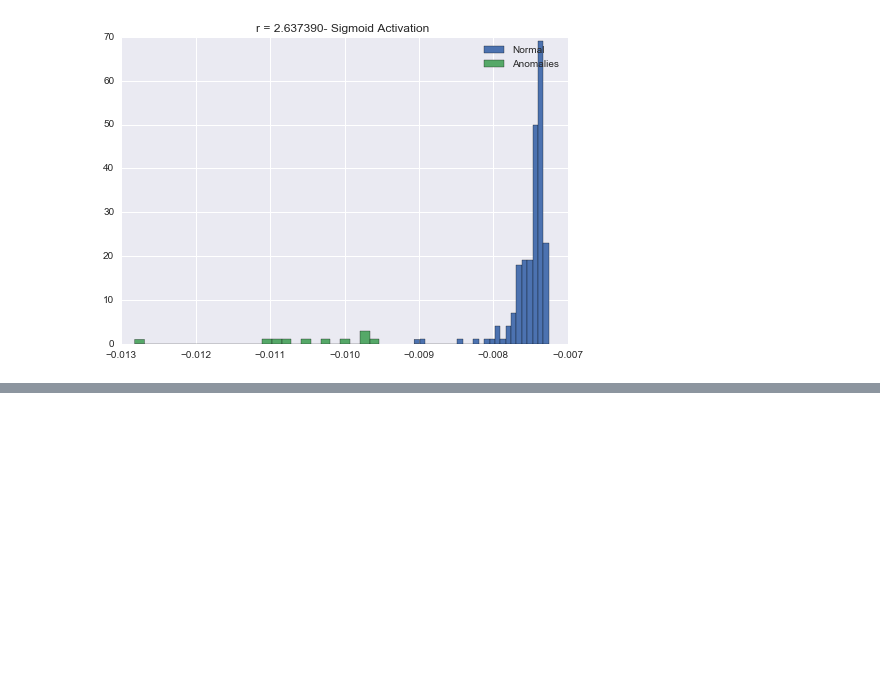
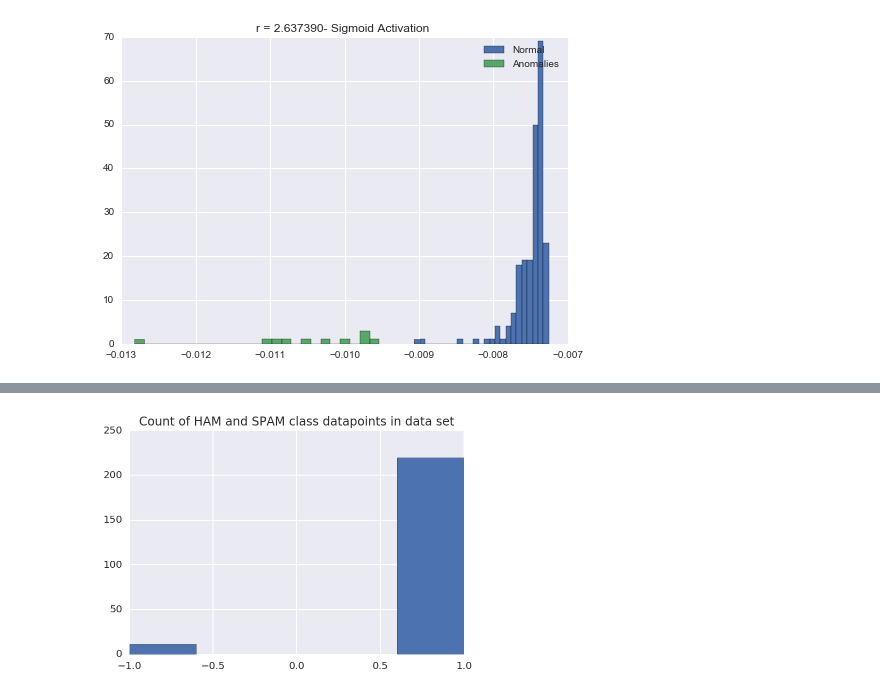
Before and after one commit to raghavchalapathy/one_class_nn, a Jupyter notebook: OCNN_Explicit_Minimisation-1.ipynb, the cells around one changed output, grey strips where cells are left out. Drawn from its saved outputs; the diff is of its cells as text; code cells hidden in the pictures; blank space fills up the shorter version.

```diff
--- a/OCNN_Explicit_Minimisation-1.ipynb
+++ b/OCNN_Explicit_Minimisation-1.ipynb
@@ -442,0 +1169,90 @@ Hideen [[ -4.98954214e-05  -8.29289183e-06   7.45984507e-05  -4.29097927e-05]
+# %%
+%config InlineBackend.figure_format = 'retina'
+import pandas as pd
+df = pd.read_csv('./data/spam.csv', encoding='latin-1')
+df.head()
+df.shape
+# split into train and test
+
+df_ham = df[df['v1']=="ham"]
+df_spam = df[df['v1']=="spam"]
+
+
+
+# let's take a look at the types of labels  are present in the data.
+# The +1 correspond to label hate and -1(outliers) correspond to label fake
+# print df_hate.head(5)
+# print df_fake.head(5)
+
+df_ham['v1'][df_ham.v1 == "ham"] = 1
+df_spam['v1'][df_spam.v1 == "spam"] = -1
+
+df_ham = df_ham[0:220]
+df_spam = df_spam[0:11]
+
+Xlabels_ham = df_ham['v1'].values
+Xlabels_spam = df_spam['v1'].values
+
+Xlabels = np.concatenate((Xlabels_ham,Xlabels_spam),axis=0)
+
+print "Ham Class Shape",df_ham.shape
+print "Spam Class shape",df_spam.shape
+print Xlabels.shape
+print Xlabels
+import matplotlib.pyplot as plt
+plt.hist(Xlabels,bins=5)
+plt.title("Count of HAM and SPAM class datapoints in data set")
+plt.show()
+
+
+from sklearn.feature_extraction.text import TfidfVectorizer
+from sklearn.feature_selection import SelectPercentile, f_classif
+
+vectorizer = TfidfVectorizer(sublinear_tf=True, max_df=0.5)
+data_train_transformed = vectorizer.fit_transform(df_ham['v2']).toarray()
+data_test_transformed  = vectorizer.transform(df_spam['v2']).toarray()
+# data_train_transformed = vectorizer.fit_transform(df_hate['text'])
+# data_test_transformed  = vectorizer.transform(df_fake['text'])
+
+# print "Hate News",(data_train_transformed[:10])
+# print "Fake News",(data_test_transformed[:10])
+print data_train_transformed.shape
+print data_test_transformed.shape
+
+print type(data_train_transformed)
+print type(data_test_transformed)
+
+# # slim the data for training and testing
+# selector = SelectPercentile(f_classif, percentile=1)
+# labels_train = Xlabels_hate
+# labels_test = Xlabels_fake
+# selector.fit(data_train_transformed, labels_train)
+# data_train_transformed = selector.transform(data_train_transformed).toarray()
+# data_test_transformed  = selector.transform(data_test_transformed).toarray()
+
+# print data_train_transformed.shape
+# print data_test_transformed.shape
+
+# print type(data_train_transformed)
+# print type(data_test_transformed)
+
+data_train_transformed
+data_test_transformed
+labels_train = Xlabels_hate
+labels_test = Xlabels_fake
+
+data_train    = data_train_transformed
+data_test     = data_test_transformed
+targets_train = labels_train
+targets_test  = labels_test
+
+train_X    = data_train_transformed
+test_X     = data_test_transformed
+train_y = labels_train
+test_y  = labels_test
+train_y = train_y.tolist()
+train_y = [[i] for i in train_y]
+
+test_y = test_y.tolist()
+test_y = [[i] for i in test_y]
+# %% [output]
@@ -442,0 +1269 @@ Hideen [[ -4.98954214e-05  -8.29289183e-06   7.45984507e-05  -4.29097927e-05]
+[figure, added]
```
Also changed, not shown: parts of 20 cells of this notebook, 4 other files.
